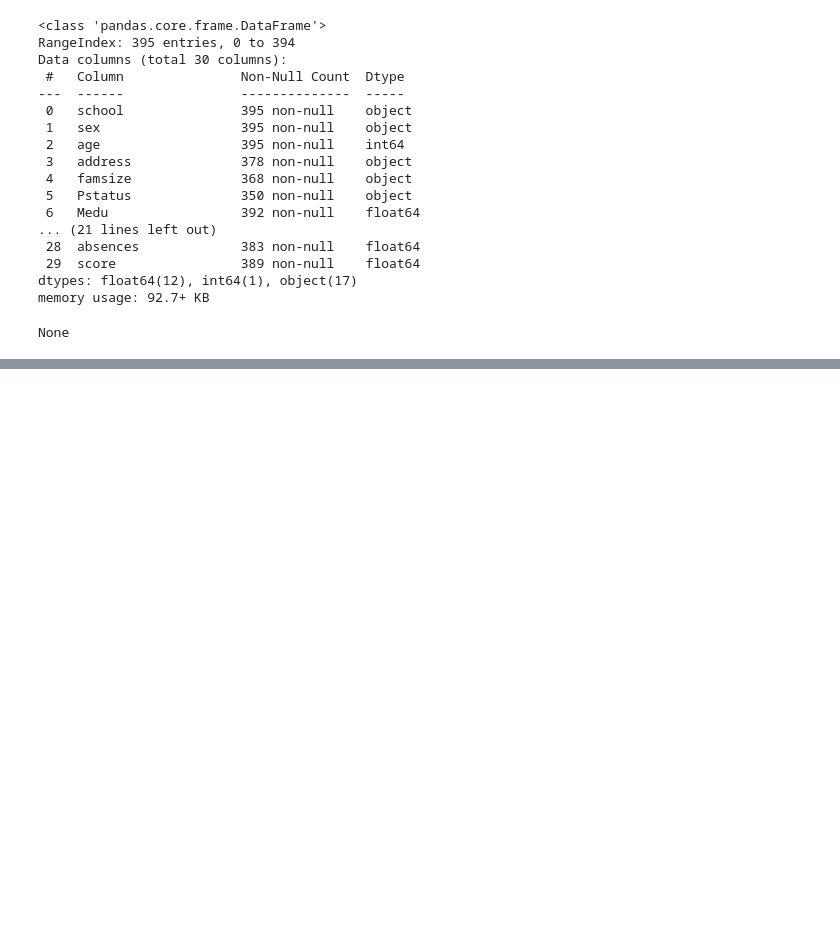
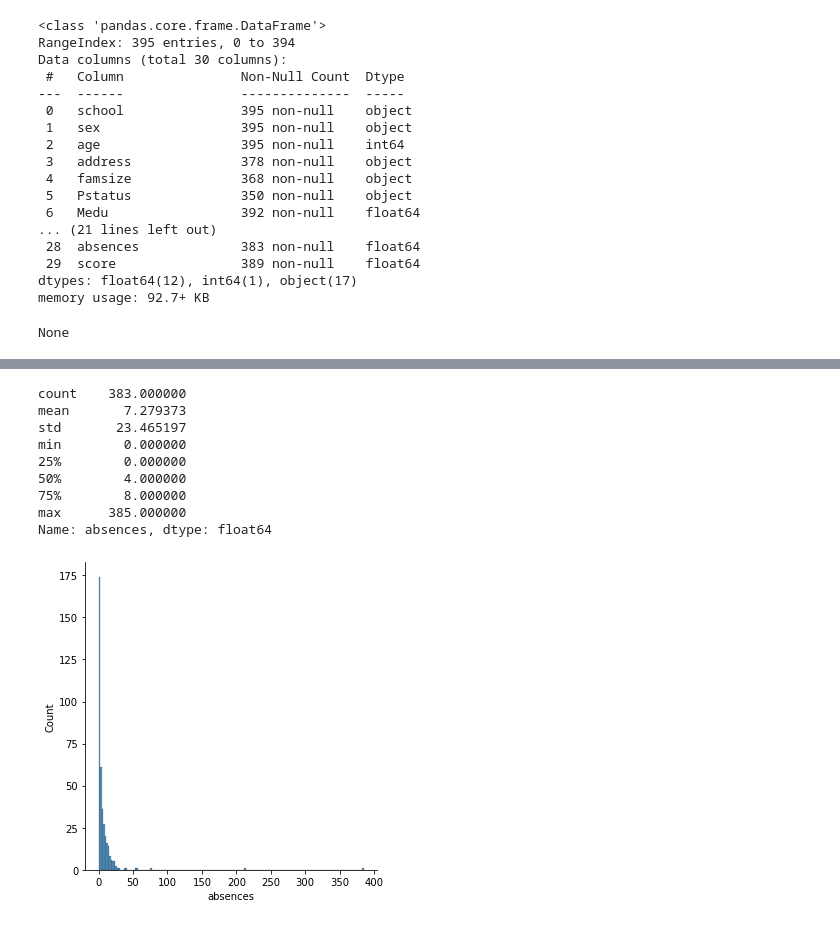
Before and after one commit to Zaslavsky-Dmitry/SkillFactory, a Jupyter notebook: module_2/module_2.ipynb, the cells around one changed output, grey strips where cells are left out. Cells and saved outputs as stored; diff of their text form; code cells hidden in the pictures; blank space fills up the shorter version.

```diff
--- a/module_2/module_2.ipynb
+++ b/module_2/module_2.ipynb
@@ -122,0 +265,14 @@ None
+# %%
+sns.displot(data.absences)
+data.absences.describe()
+# %% [output]
+count    383.000000
+mean       7.279373
+std       23.465197
+min        0.000000
+25%        0.000000
+50%        4.000000
+75%        8.000000
+max      385.000000
+Name: absences, dtype: float64
+[figure, added]
```
Also changed, not shown: parts of 88 cells of this notebook.
